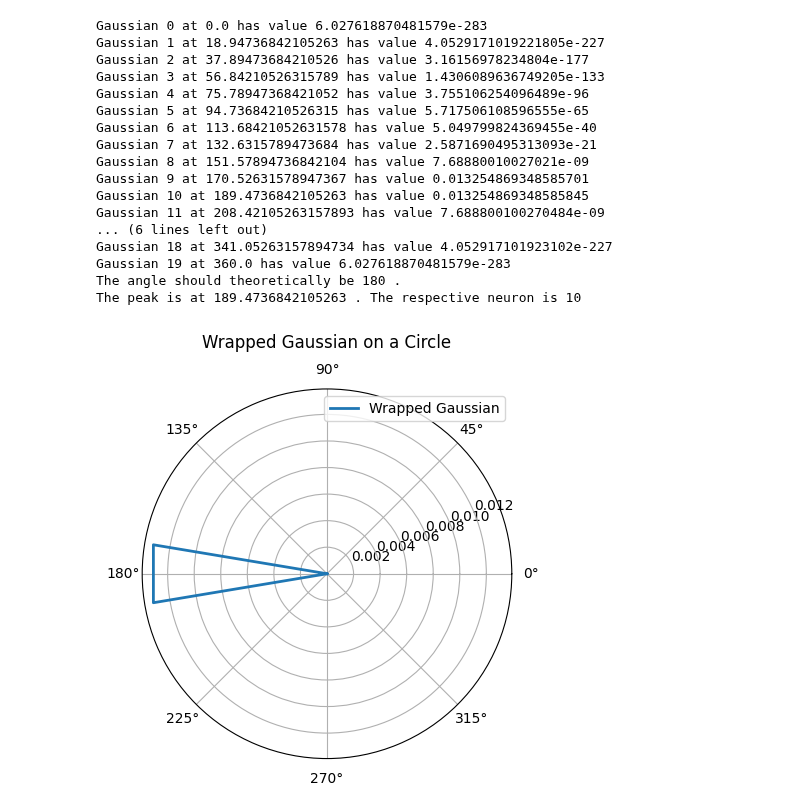
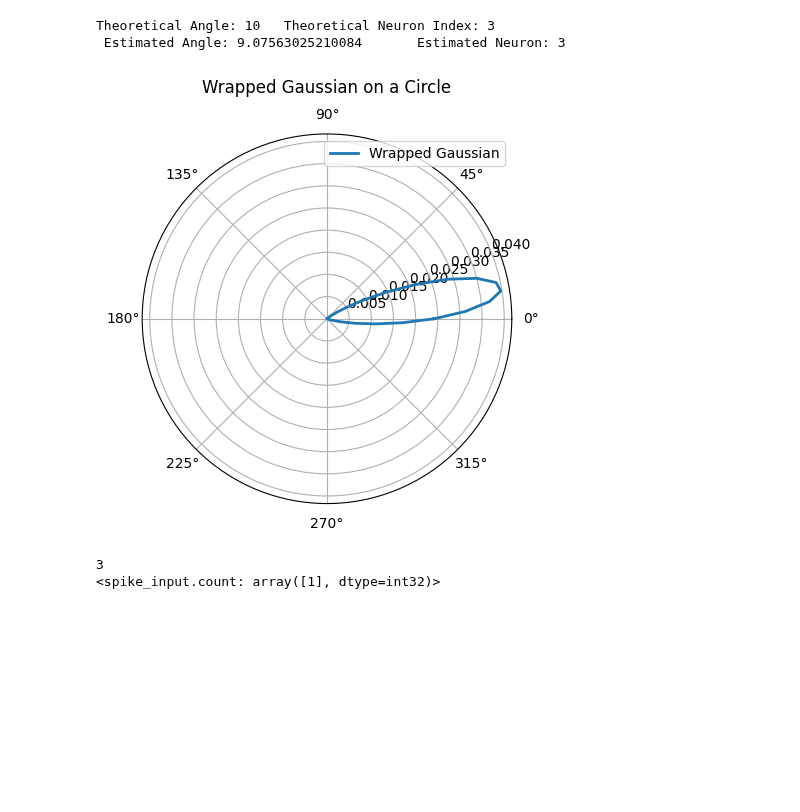
Before and after one commit to BernardMaacaron/JointAttractorNets, a Jupyter notebook: Tools/gaussianGenerator.ipynb, the cells around one changed output. Cells and saved outputs as stored; diff of their text form; code cells hidden in the pictures; blank space fills up the shorter version.

Commit message:
Implemented peak_only input for gaussianGenerator

```diff
--- a/Tools/gaussianGenerator.ipynb
+++ b/Tools/gaussianGenerator.ipynb
@@ -73,30 +83,20 @@ class Gaussian_Input_Generator:
 # %%
-# num_neurons = 20
-# duration = 100*ms
+num_neurons = 120
+duration = 100*ms
 
-# gaussian_gen = Gaussian_Input_Generator(num_neurons, amp=1, mu=180, sigma=5, noise=False, normalised=True ,verbose=True)
-# gaussian_gen.plot_gaussians_polar()
+gaussian_gen = Gaussian_Input_Generator(num_neurons, amp=1, mu=10, sigma=10, noise=False, normalised=True, verbose=1)
+gaussian_gen.plot_gaussians_polar()
 # %% [output]
-Gaussian 0 at 0.0 has value 6.027618870481579e-283
-Gaussian 1 at 18.94736842105263 has value 4.0529171019221805e-227
-Gaussian 2 at 37.89473684210526 has value 3.16156978234804e-177
-Gaussian 3 at 56.84210526315789 has value 1.4306089636749205e-133
-Gaussian 4 at 75.78947368421052 has value 3.755106254096489e-96
-Gaussian 5 at 94.73684210526315 has value 5.717506108596555e-65
-Gaussian 6 at 113.68421052631578 has value 5.049799824369455e-40
-Gaussian 7 at 132.6315789473684 has value 2.5871690495313093e-21
-Gaussian 8 at 151.57894736842104 has value 7.68880010027021e-09
-Gaussian 9 at 170.52631578947367 has value 0.013254869348585701
-Gaussian 10 at 189.4736842105263 has value 0.013254869348585845
-Gaussian 11 at 208.42105263157893 has value 7.688800100270484e-09
-... (6 lines left out)
-Gaussian 18 at 341.05263157894734 has value 4.052917101923102e-227
-Gaussian 19 at 360.0 has value 6.027618870481579e-283
-The angle should theoretically be 180 .
-The peak is at 189.4736842105263 . The respective neuron is 10
+Theoretical Angle: 10   Theoretical Neuron Index: 3
+ Estimated Angle: 9.07563025210084       Estimated Neuron: 3
-[figure, old version]
+[figure, new version]
 # %%
-# input_gen = gaussian_gen.to_brian2_neuron_group()
-# spike_monitor_input = SpikeMonitor(input_gen, name="spike_input")
-# run(duration)
+input_gen, NeuronIndex = gaussian_gen.to_brian2_neuron_group(peak_only=True)
+print(NeuronIndex)
+spike_monitor_input = SpikeMonitor(input_gen, name="spike_input")
+run(duration)
+print(spike_monitor_input.count)
+# %% [output]
+3
+<spike_input.count: array([1], dtype=int32)>
 # %%
```
Also changed, not shown: parts of 2 cells of this notebook.
